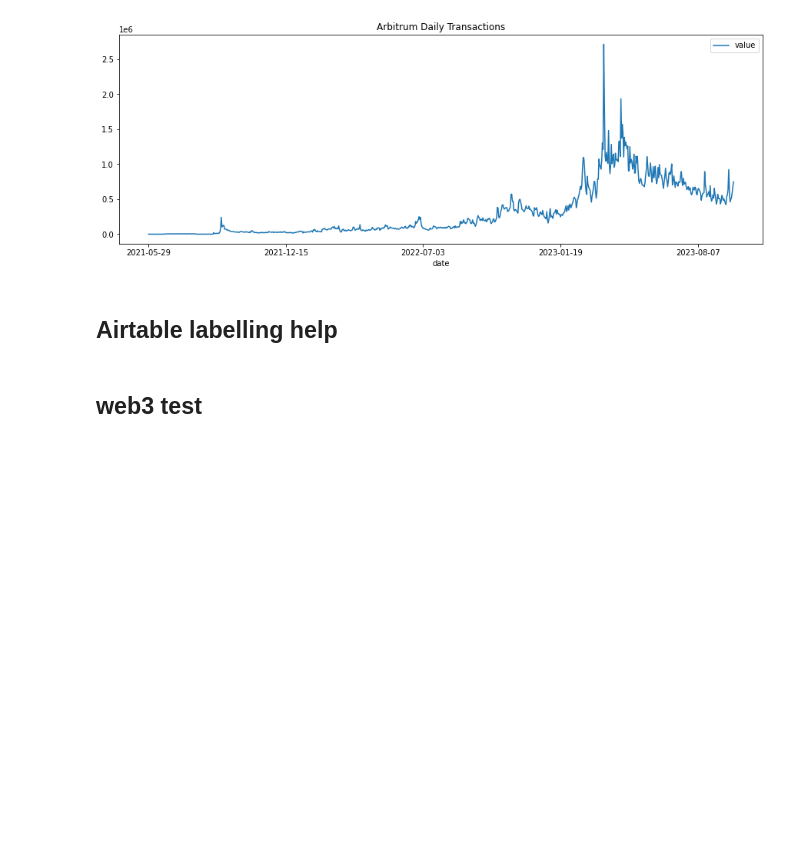
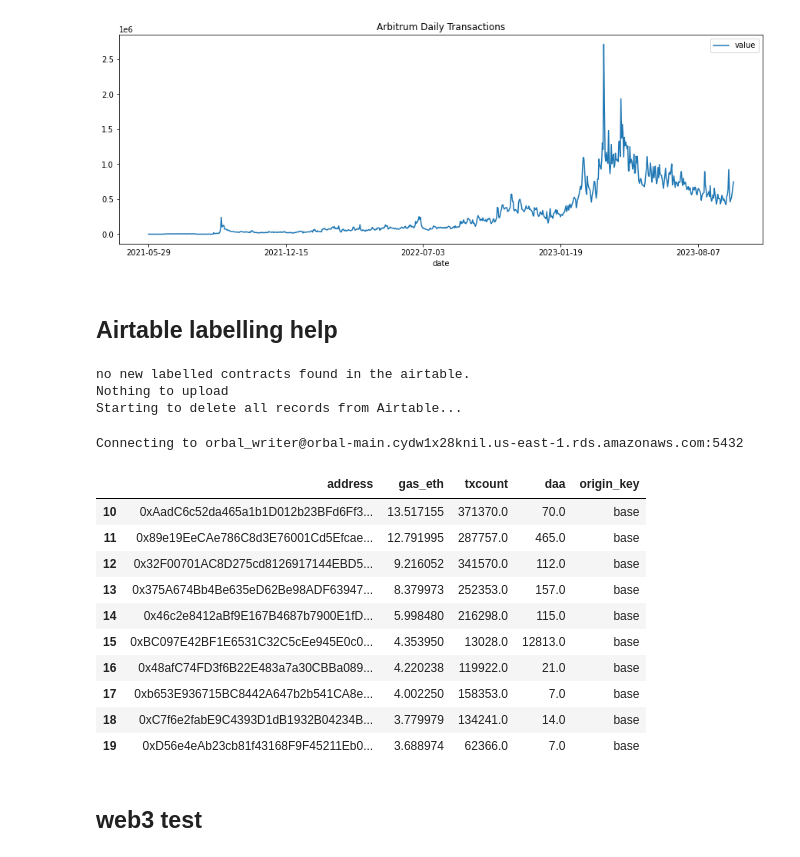
Before and after one commit to growthepie/gtp, a Jupyter notebook: backend/nb_data_load.ipynb, the cells around one changed output. Drawn from its saved outputs; the diff is of its cells as text; code cells hidden in the pictures; blank space fills up the shorter version.

```diff
--- a/backend/nb_data_load.ipynb
+++ b/backend/nb_data_load.ipynb
@@ -66,7 +66,7 @@ at = airtable.Airtable(AIRTABLE_BASE_ID, AIRTABLE_API_KEY)
 
 data = pd.DataFrame([c['fields'] for c in at.get('Unlabeled Contracts')['records']])
 # %%
-from datetime import datetime,timedelta
+from datetime import datetime
 
 from src.db_connector import DbConnector
 import src.misc.airtable_functions as at
@@ -75,7 +75,7 @@ from eth_utils import to_checksum_address
 def read_airtable():
     # read current airtable
     df = at.read_all_airtable()
-    if df == False:
+    if df is None:
         print("Nothing to upload")
     else:
         df['added_on_time'] = datetime.now()
@@ -91,13 +91,39 @@ def write_airtable():
     # initialize db connection
     db_connector = DbConnector()
     # get top unlabelled contracts
-    df = db_connector.get_unlabelled_contracts('10', '7')
+    df = db_connector.get_unlabelled_contracts('15', '30')
     df['address'] = df['address'].apply(lambda x: to_checksum_address('0x' + bytes(x).hex()))
     # write to airtable
     at.push_to_airtable(df)
 
 read_airtable()
 write_airtable()
+# %% [output]
+no new labelled contracts found in the airtable.
+Nothing to upload
+Starting to delete all records from Airtable...
+# %%
+db_connector = DbConnector()
+# get top unlabelled contracts
+df = db_connector.get_unlabelled_contracts('10', '7')
+# %% [output]
+Connecting to orbal_writer@orbal-main.cydw1x28knil.us-east-1.rds.amazonaws.com:5432
+# %%
+df['address'] = df['address'].apply(lambda x: to_checksum_address('0x' + bytes(x).hex()))
+# %%
+df[df.origin_key == 'base']
+# %% [output]
+|  | address | gas_eth | txcount | daa | origin_key |
+| 10 | 0xAadC6c52da465a1b1D012b23BFd6Ff3... | 13.517155 | 371370.0 | 70.0 | base |
+| 11 | 0x89e19EeCAe786C8d3E76001Cd5Efcae... | 12.791995 | 287757.0 | 465.0 | base |
+| 12 | 0x32F00701AC8D275cd8126917144EBD5... | 9.216052 | 341570.0 | 112.0 | base |
+| 13 | 0x375A674Bb4Be635eD62Be98ADF63947... | 8.379973 | 252353.0 | 157.0 | base |
+| 14 | 0x46c2e8412aBf9E167B4687b7900E1fD... | 5.998480 | 216298.0 | 115.0 | base |
+| 15 | 0xBC097E42BF1E6531C32C5cEe945E0c0... | 4.353950 | 13028.0 | 12813.0 | base |
+| 16 | 0x48afC74FD3f6B22E483a7a30CBBa089... | 4.220238 | 119922.0 | 21.0 | base |
+| 17 | 0xb653E936715BC8442A647b2b541CA8e... | 4.002250 | 158353.0 | 7.0 | base |
+| 18 | 0xC7f6e2fabE9C4393D1dB1932B04234B... | 3.779979 | 134241.0 | 14.0 | base |
+| 19 | 0xD56e4eAb23cb81f43168F9F45211Eb0... | 3.688974 | 62366.0 | 7.0 | base |
 # %% [markdown]
 ## web3 test
 # %%
```
Also changed, not shown: parts of 4 cells of this notebook, 3 other files.
